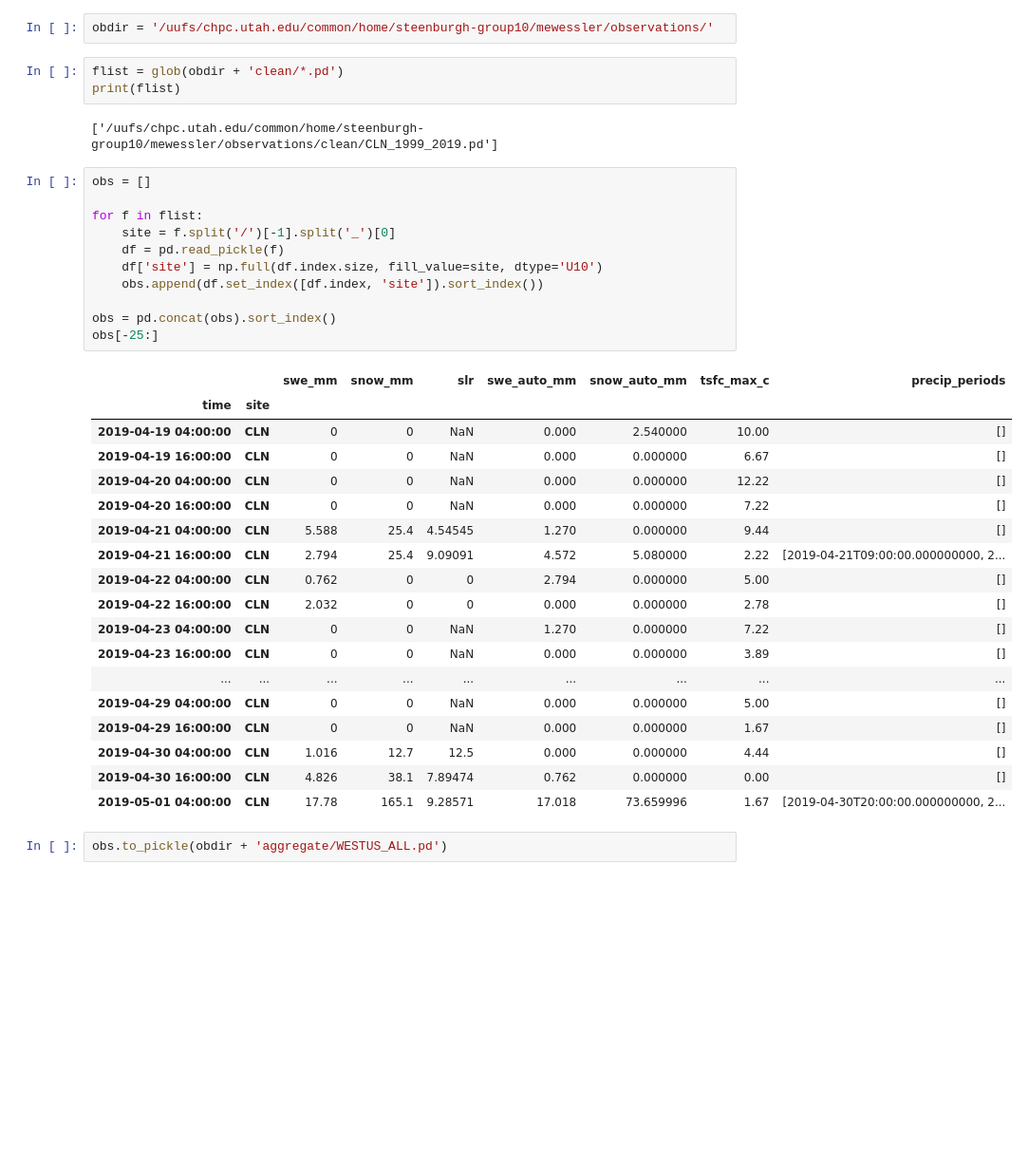
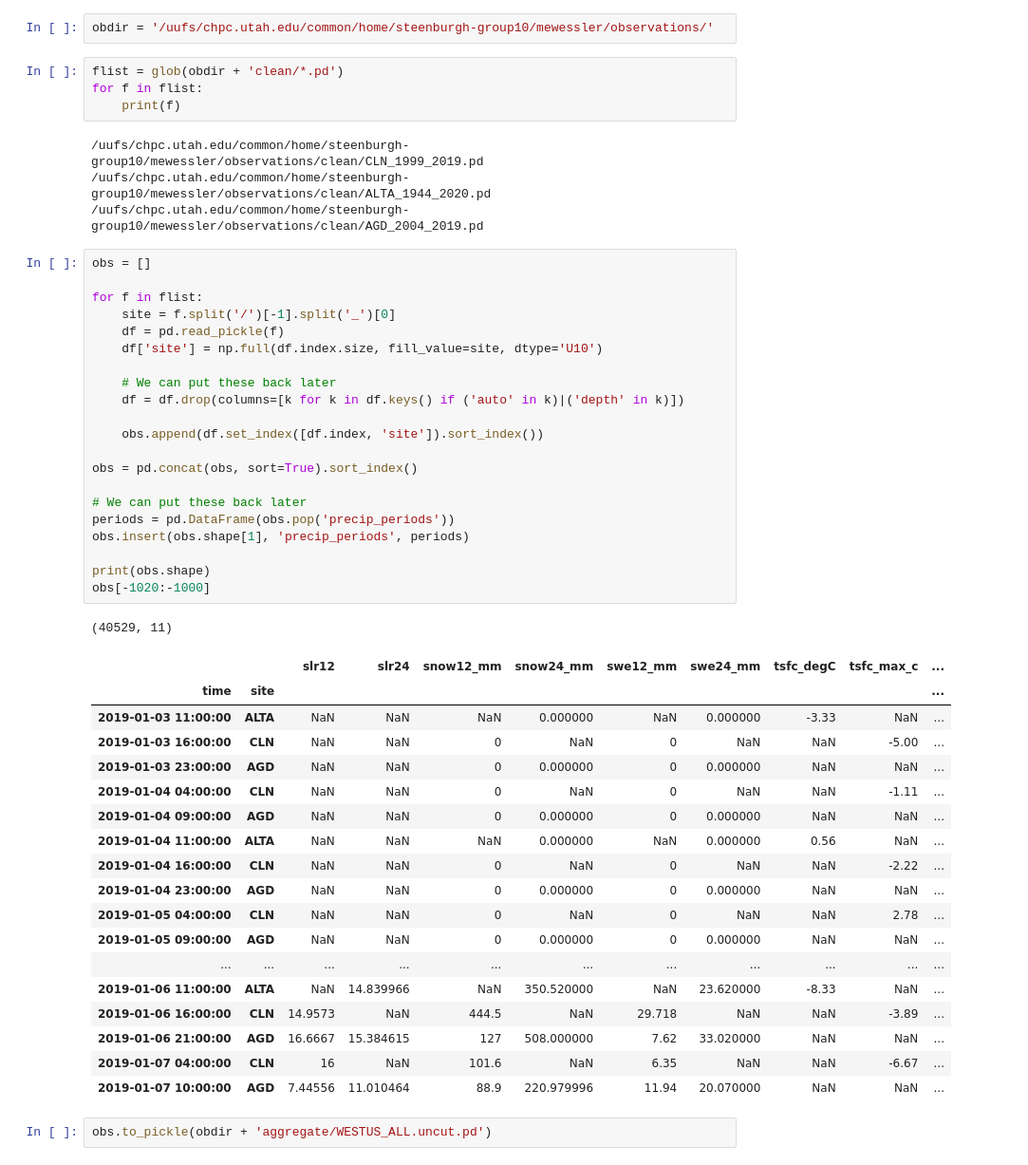
Before and after one commit to m-wessler/snow-liquid-ratio, a Jupyter notebook: data-tools/aggregate_observations.ipynb, the cells around one changed output. Shown at 95% size. Drawn from its saved outputs; the diff is of its cells as text; blank space fills up the shorter version.

```diff
--- a/data-tools/aggregate_observations.ipynb
+++ b/data-tools/aggregate_observations.ipynb
@@ -7,38 +8,52 @@ from glob import glob
 obdir = '/uufs/chpc.utah.edu/common/home/steenburgh-group10/mewessler/observations/'
 # %%
 flist = glob(obdir + 'clean/*.pd')
-print(flist)
+for f in flist:
+    print(f)
 # %% [output]
-['/uufs/chpc.utah.edu/common/home/steenburgh-group10/mewessler/observations/clean/CLN_1999_2019.pd']
+/uufs/chpc.utah.edu/common/home/steenburgh-group10/mewessler/observations/clean/CLN_1999_2019.pd
+/uufs/chpc.utah.edu/common/home/steenburgh-group10/mewessler/observations/clean/ALTA_1944_2020.pd
+/uufs/chpc.utah.edu/common/home/steenburgh-group10/mewessler/observations/clean/AGD_2004_2019.pd
 # %%
 obs = []
 
 for f in flist:
     site = f.split('/')[-1].split('_')[0]
     df = pd.read_pickle(f)
     df['site'] = np.full(df.index.size, fill_value=site, dtype='U10')
+
+    # We can put these back later
+    df = df.drop(columns=[k for k in df.keys() if ('auto' in k)|('depth' in k)])
+
     obs.append(df.set_index([df.index, 'site']).sort_index())
 
-obs = pd.concat(obs).sort_index()
-obs[-25:]
+obs = pd.concat(obs, sort=True).sort_index()
+
+# We can put these back later
+periods = pd.DataFrame(obs.pop('precip_periods'))
+obs.insert(obs.shape[1], 'precip_periods', periods)
+
+print(obs.shape)
+obs[-1020:-1000]
 # %% [output]
+(40529, 11)
-|  |  | swe_mm | snow_mm | slr | swe_auto_mm | snow_auto_mm | tsfc_max_c | precip_periods |
-| time | site |  |  |  |  |  |  |  |
-| 2019-04-19 04:00:00 | CLN | 0 | 0 | NaN | 0.000 | 2.540000 | 10.00 | [] |
-| 2019-04-19 16:00:00 | CLN | 0 | 0 | NaN | 0.000 | 0.000000 | 6.67 | [] |
-| 2019-04-20 04:00:00 | CLN | 0 | 0 | NaN | 0.000 | 0.000000 | 12.22 | [] |
-| 2019-04-20 16:00:00 | CLN | 0 | 0 | NaN | 0.000 | 0.000000 | 7.22 | [] |
-| 2019-04-21 04:00:00 | CLN | 5.588 | 25.4 | 4.54545 | 1.270 | 0.000000 | 9.44 | [] |
-| 2019-04-21 16:00:00 | CLN | 2.794 | 25.4 | 9.09091 | 4.572 | 5.080000 | 2.22 | [2019-04-21T09:00:00.000000000, 2... |
-| 2019-04-22 04:00:00 | CLN | 0.762 | 0 | 0 | 2.794 | 0.000000 | 5.00 | [] |
-| 2019-04-22 16:00:00 | CLN | 2.032 | 0 | 0 | 0.000 | 0.000000 | 2.78 | [] |
-| 2019-04-23 04:00:00 | CLN | 0 | 0 | NaN | 1.270 | 0.000000 | 7.22 | [] |
-| 2019-04-23 16:00:00 | CLN | 0 | 0 | NaN | 0.000 | 0.000000 | 3.89 | [] |
-| ... | ... | ... | ... | ... | ... | ... | ... | ... |
-| 2019-04-29 04:00:00 | CLN | 0 | 0 | NaN | 0.000 | 0.000000 | 5.00 | [] |
-| 2019-04-29 16:00:00 | CLN | 0 | 0 | NaN | 0.000 | 0.000000 | 1.67 | [] |
-| 2019-04-30 04:00:00 | CLN | 1.016 | 12.7 | 12.5 | 0.000 | 0.000000 | 4.44 | [] |
-| 2019-04-30 16:00:00 | CLN | 4.826 | 38.1 | 7.89474 | 0.762 | 0.000000 | 0.00 | [] |
-| 2019-05-01 04:00:00 | CLN | 17.78 | 165.1 | 9.28571 | 17.018 | 73.659996 | 1.67 | [2019-04-30T20:00:00.000000000, 2... |
+|  |  | slr12 | slr24 | snow12_mm | snow24_mm | swe12_mm | swe24_mm | tsfc_degC | tsfc_max_c | ... |
+| time | site |  |  |  |  |  |  |  |  | ... |
+| 2019-01-03 11:00:00 | ALTA | NaN | NaN | NaN | 0.000000 | NaN | 0.000000 | -3.33 | NaN | ... |
+| 2019-01-03 16:00:00 | CLN | NaN | NaN | 0 | NaN | 0 | NaN | NaN | -5.00 | ... |
+| 2019-01-03 23:00:00 | AGD | NaN | NaN | 0 | 0.000000 | 0 | 0.000000 | NaN | NaN | ... |
+| 2019-01-04 04:00:00 | CLN | NaN | NaN | 0 | NaN | 0 | NaN | NaN | -1.11 | ... |
+| 2019-01-04 09:00:00 | AGD | NaN | NaN | 0 | 0.000000 | 0 | 0.000000 | NaN | NaN | ... |
+| 2019-01-04 11:00:00 | ALTA | NaN | NaN | NaN | 0.000000 | NaN | 0.000000 | 0.56 | NaN | ... |
+| 2019-01-04 16:00:00 | CLN | NaN | NaN | 0 | NaN | 0 | NaN | NaN | -2.22 | ... |
+| 2019-01-04 23:00:00 | AGD | NaN | NaN | 0 | 0.000000 | 0 | 0.000000 | NaN | NaN | ... |
+| 2019-01-05 04:00:00 | CLN | NaN | NaN | 0 | NaN | 0 | NaN | NaN | 2.78 | ... |
+| 2019-01-05 09:00:00 | AGD | NaN | NaN | 0 | 0.000000 | 0 | 0.000000 | NaN | NaN | ... |
+| ... | ... | ... | ... | ... | ... | ... | ... | ... | ... | ... |
+| 2019-01-06 11:00:00 | ALTA | NaN | 14.839966 | NaN | 350.520000 | NaN | 23.620000 | -8.33 | NaN | ... |
+| 2019-01-06 16:00:00 | CLN | 14.9573 | NaN | 444.5 | NaN | 29.718 | NaN | NaN | -3.89 | ... |
+| 2019-01-06 21:00:00 | AGD | 16.6667 | 15.384615 | 127 | 508.000000 | 7.62 | 33.020000 | NaN | NaN | ... |
+| 2019-01-07 04:00:00 | CLN | 16 | NaN | 101.6 | NaN | 6.35 | NaN | NaN | -6.67 | ... |
+| 2019-01-07 10:00:00 | AGD | 7.44556 | 11.010464 | 88.9 | 220.979996 | 11.94 | 20.070000 | NaN | NaN | ... |
 # %%
-obs.to_pickle(obdir + 'aggregate/WESTUS_ALL.pd')
+obs.to_pickle(obdir + 'aggregate/WESTUS_ALL.uncut.pd')
```
Also changed, not shown: parts of 3 cells of this notebook, 2 other files.
